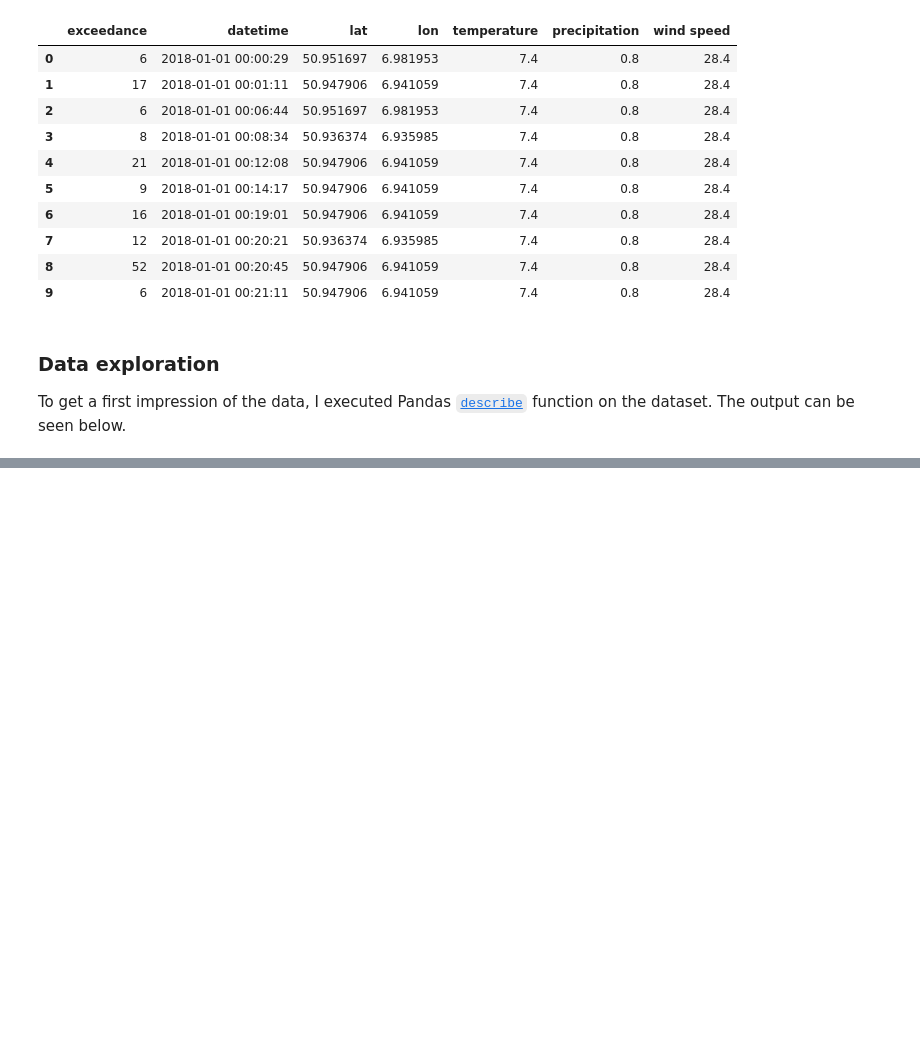
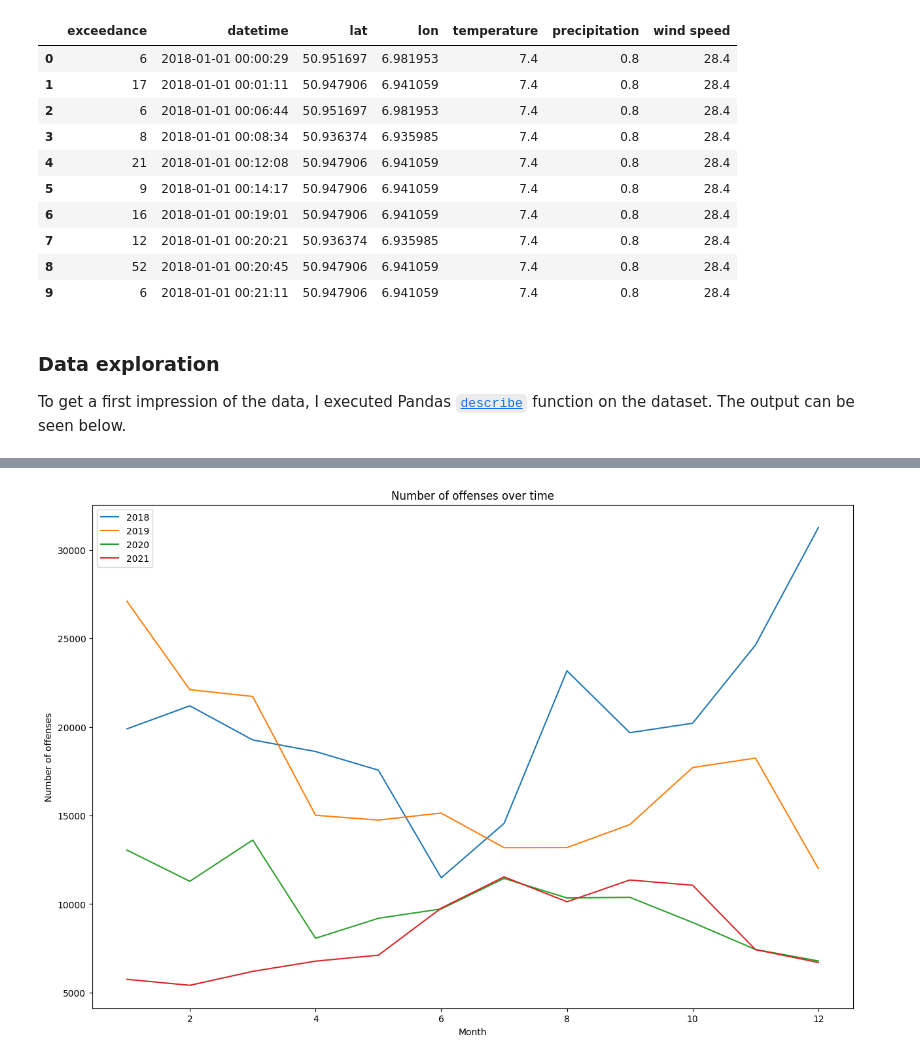
Before and after one commit to derwehr/2023-saki, a Jupyter notebook: exploration.ipynb, the cells around one changed output, grey strips where cells are left out. Drawn from its saved outputs; the diff is of its cells as text; code cells hidden in the pictures; blank space fills up the shorter version.

```diff
--- a/exploration.ipynb
+++ b/exploration.ipynb
@@ -73,0 +80,16 @@ The `count` row shows that there are 665635 rows in our dataset for the `exceeda
+# %%
+import matplotlib.pyplot as plt
+
+df['year'] = df['datetime'].dt.year
+df['month'] = df['datetime'].dt.month
+
+fig, ax = plt.subplots(figsize=(15, 10))
+for year in df['year'].unique():
+    df[df['year'] == year].groupby('month').size().plot(ax=ax, label=year)
+ax.legend()
+ax.set_xlabel('Month')
+ax.set_ylabel('Number of offenses')
+ax.set_title('Number of offenses over time')
+plt.show()
+# %% [output]
+[figure, added]
```
Also changed, not shown: parts of 4 cells of this notebook.
